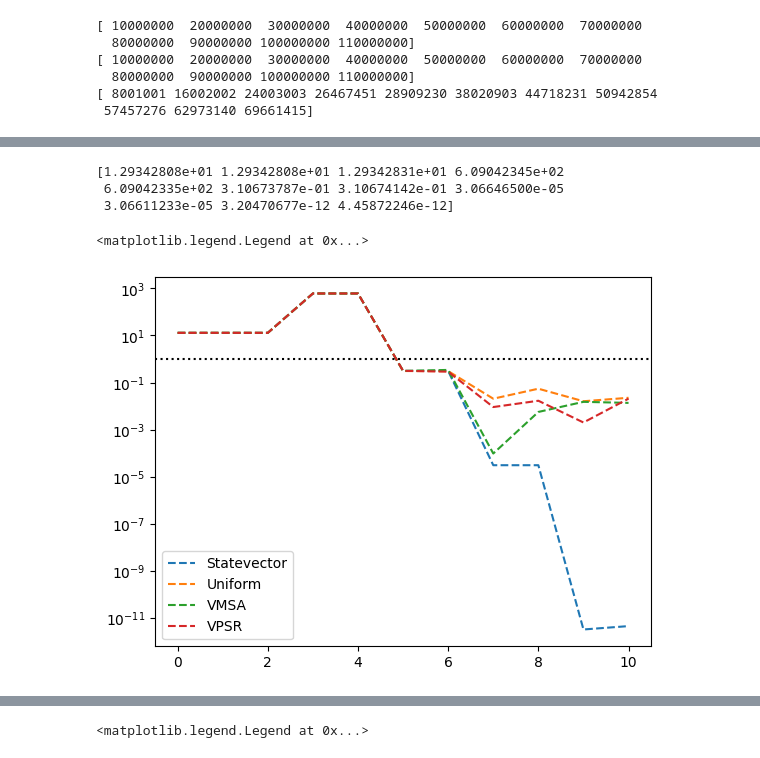
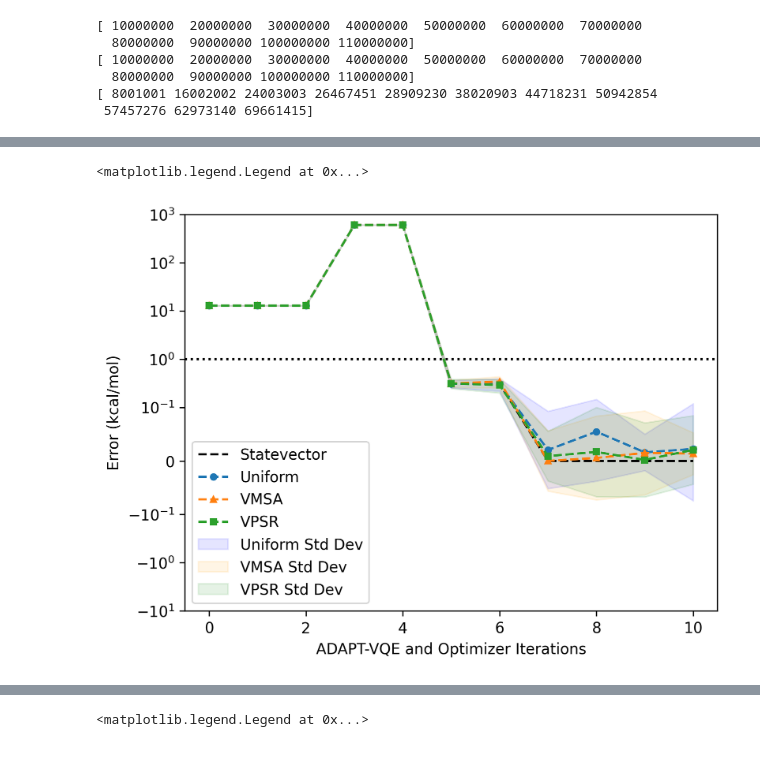
Before and after one commit to azhar-ikhtiarudin/ShotOptimization-ADAPT-VQE, a Jupyter notebook: 2-Shot-ADAPT-VQE/data_analysis.ipynb, the cells around one changed output, grey strips where cells are left out. Cells and saved outputs as stored; diff of their text form; code cells hidden in the pictures.

Commit message:
add visualization for h2

```diff
--- a/2-Shot-ADAPT-VQE/data_analysis.ipynb
+++ b/2-Shot-ADAPT-VQE/data_analysis.ipynb
@@ -58,30 +83,62 @@ print(shots_vpsr)
 # %%
+
+plt.rcParams['figure.dpi'] = 300
 exact_energy = data['fci_energy']
 chemac = 627.5094
+
 energies_statevector = np.concatenate([data['data_list'][0]['energies_statevector'], data['data_list'][1]['energies_statevector']])
 energies_uniform = np.concatenate([data['data_list'][0]['energies_uniform'], data['data_list'][1]['energies_uniform']])
 energies_vmsa = np.concatenate([data['data_list'][0]['energies_vmsa'], data['data_list'][1]['energies_vmsa']])
 energies_vpsr = np.concatenate([data['data_list'][0]['energies_vpsr'], data['data_list'][1]['energies_vpsr']])
-
 
 error_statevector = np.abs(energies_statevector - exact_energy)*chemac
 error_uniform = np.abs(energies_uniform - exact_energy)*chemac
 error_vmsa = np.abs(energies_vmsa - exact_energy)*chemac
 error_vpsr = np.abs(energies_vpsr - exact_energy)*chemac
 
-print(error_statevector)
-# print(energies_uniform)
-plt.plot(error_statevector, label='Statevector', linestyle='--')
-plt.plot(error_uniform, label='Uniform', linestyle='--')
-plt.plot(error_vmsa, label='VMSA', linestyle='--')
-plt.plot(error_vpsr, label='VPSR', linestyle='--')
+std_uniform = np.concatenate([data['data_list'][0]['std_uniform'], data['data_list'][1]['std_uniform']])*chemac
+std_vmsa = np.concatenate([data['data_list'][0]['std_vmsa'], data['data_list'][1]['std_vmsa']])*chemac
+std_vpsr = np.concatenate([data['data_list'][0]['std_vpsr'], data['data_list'][1]['std_vpsr']])*chemac
+
+
+
+# # Removing indices 2 and 3
+# indices_to_remove = [1,2,3,4,5,6,7,8,9]
+
+# # Apply np.delete to remove indices 2 and 3 from all relevant arrays
+# energies_statevector = np.delete(energies_statevector, indices_to_remove)
+# energies_uniform = np.delete(energies_uniform, indices_to_remove)
+# energies_vmsa = np.delete(energies_vmsa, indices_to_remove)
+# energies_vpsr = np.delete(energies_vpsr, indices_to_remove)
+
+# error_statevector = np.delete(error_statevector, indices_to_remove)
+# error_uniform = np.delete(error_uniform, indices_to_remove)
+# error_vmsa = np.delete(error_vmsa, indices_to_remove)
+# error_vpsr = np.delete(error_vpsr, indices_to_remove)
+
+# std_uniform = np.delete(std_uniform, indices_to_remove)
+# std_vmsa = np.delete(std_vmsa, indices_to_remove)
+# std_vpsr = np.delete(std_vpsr, indices_to_remove)
+
+
+x = range(len(error_statevector))
+plt.plot(x, error_statevector, label='Statevector', linestyle='--', color='black')
+plt.plot(x, error_uniform, label='Uniform', linestyle='--', marker='o', markersize=4)
+plt.plot(x, error_vmsa, label='VMSA', linestyle='--', marker='^', markersize=4)
+plt.plot(x, error_vpsr, label='VPSR', linestyle='--', marker='s', markersize=4)
+
+plt.fill_between(x, error_uniform - std_uniform, error_uniform + std_uniform, color='blue', alpha=0.1, label='Uniform Std Dev')
+plt.fill_between(x, error_vmsa - std_vmsa, error_vmsa + std_vmsa, color='orange', alpha=0.1, label='VMSA Std Dev')
+plt.fill_between(x, error_vpsr - std_vpsr, error_vpsr + std_vpsr, color='green', alpha=0.1, label='VPSR Std Dev')
 
 plt.axhline(1, color='black', linestyle='dotted')
-plt.yscale('log')
+plt.yscale('symlog', linthresh=1e-1)
+# plt.yscale('log')
+plt.ylim(-10,1000)
+plt.ylabel("Error (kcal/mol)")
+plt.xlabel("ADAPT-VQE and Optimizer Iterations")
+# plt.xticks([0,1])
 plt.legend()
 # %% [output]
-[1.29342808e+01 1.29342808e+01 1.29342831e+01 6.09042345e+02
- 6.09042335e+02 3.10673787e-01 3.10674142e-01 3.06646500e-05
- 3.06611233e-05 3.20470677e-12 4.45872246e-12]
+<matplotlib.legend.Legend at 0x...>
-<matplotlib.legend.Legend at 0x...>
-[figure, old version]
+[figure, new version]
```
Also changed, not shown: parts of 4 cells of this notebook, 3 other files.
